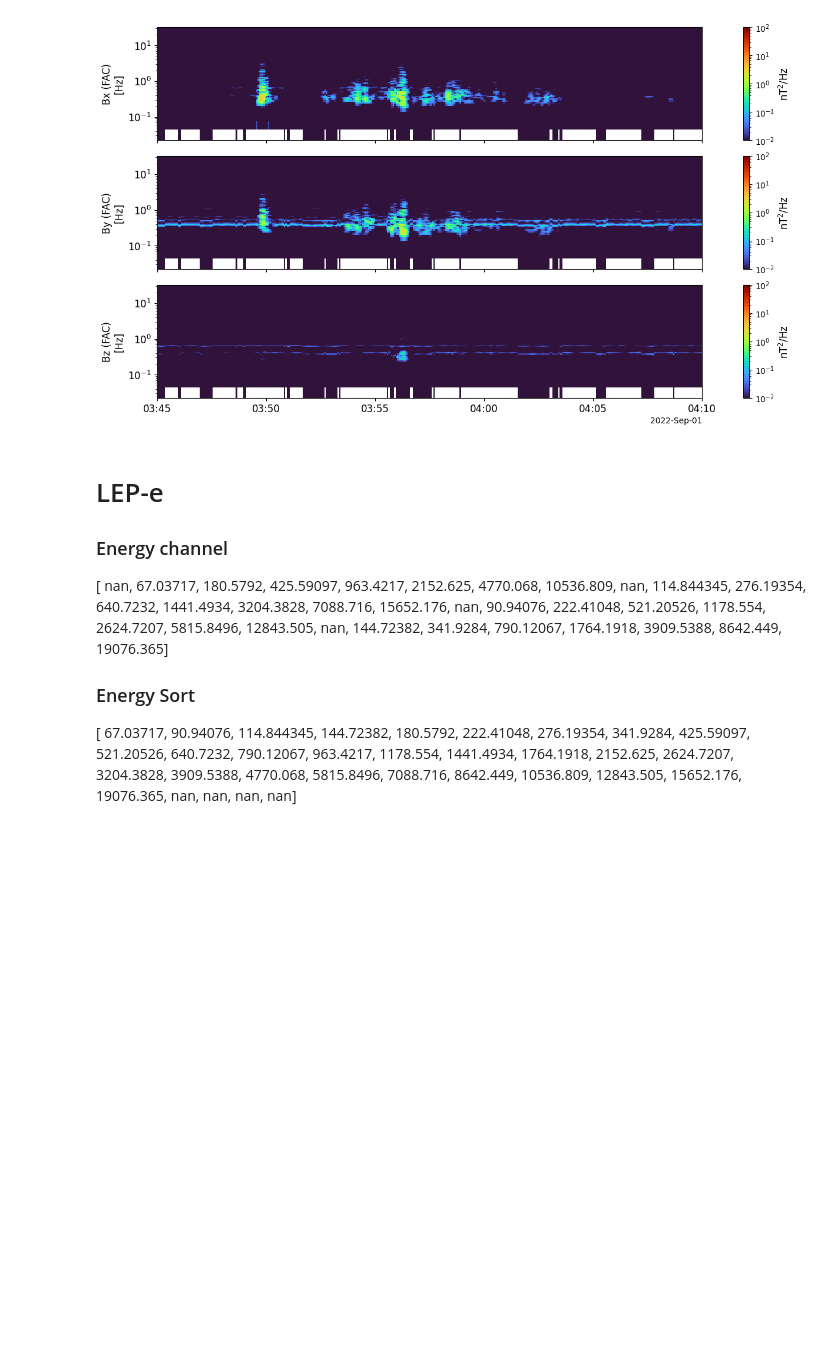
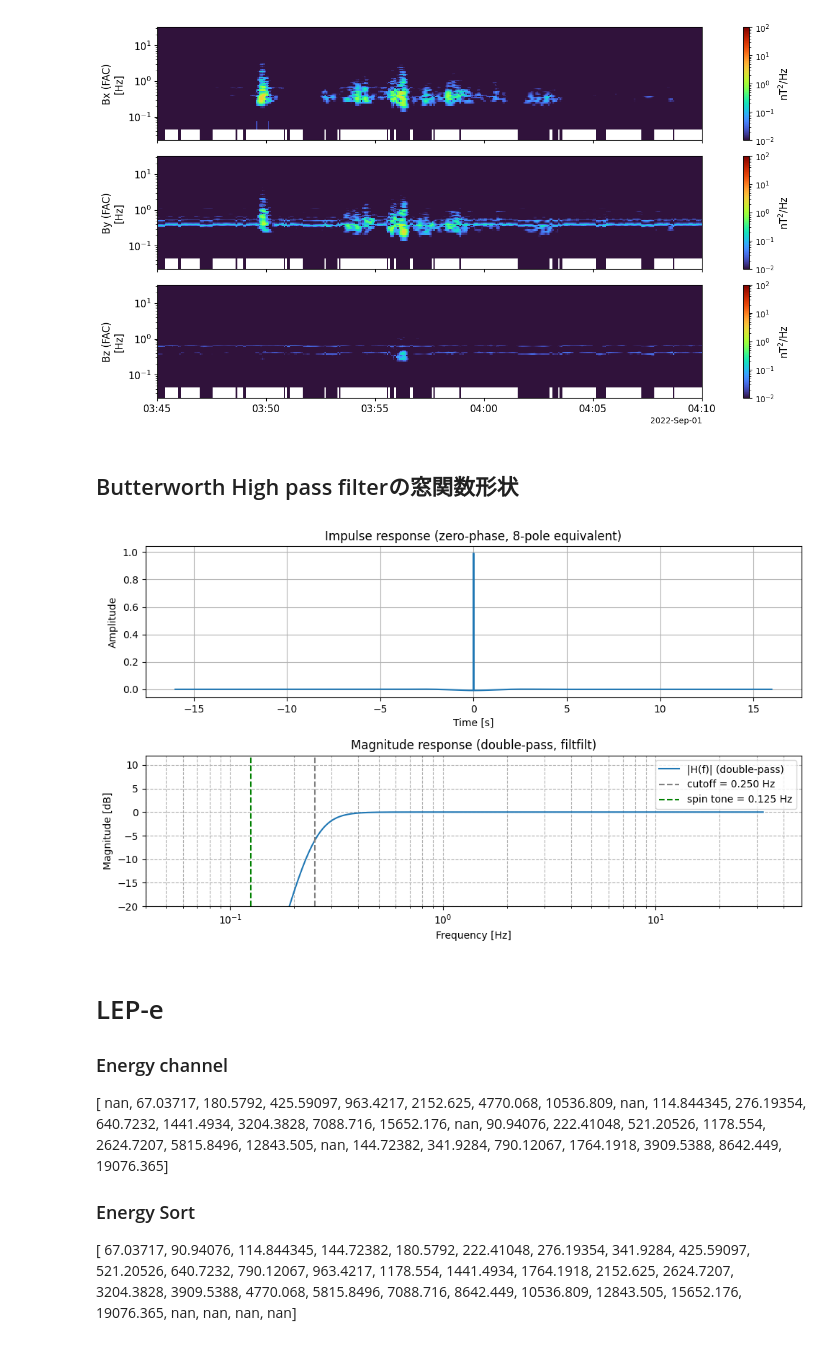
Before and after one commit to santanka/observation_workspace, a Jupyter notebook: KAW_observation/KAW_observation_notebook.ipynb, the cells around one changed output. Cells and saved outputs as stored; diff of their text form; code cells hidden in the pictures; blank space fills up the shorter version.

```diff
--- a/KAW_observation/KAW_observation_notebook.ipynb
+++ b/KAW_observation/KAW_observation_notebook.ipynb
@@ -294,6 +381,61 @@ pt.tplot(['erg_mag_fac_x_norm_hp_dpwrspc',
           'erg_mag_fac_z_norm_hp_dpwrspc'])
 # %% [output]
 [figure]
+# %% [markdown]
+## Butterworth High pass filterの窓関数形状
+# %%
+import numpy as np
+import matplotlib.pyplot as plt
+from scipy.signal import butter, sosfiltfilt, sosfreqz
+
+# ------------------ フィルタ設計 ------------------
+fs = 64.0               # サンプリング周波数 [Hz]
+cutoff = 1/4            # カットオフ周波数 [Hz]  (spin=8 s → 0.125 Hz より少し高め)
+order = 4               # 4次 Butterworth（2-pole × 2-stage）
+spin_tone = 1/8         # spin周期
+
+sos = butter(N=order, Wn=cutoff/(fs/2), btype='high', output='sos')
+
+# ------------------ インパルス応答 ------------------
+n = 2048                            # インパルス長さ（padlen より十分長く）
+delta = np.zeros(n)
+delta[n//2] = 1                    # 中央に δ(0)
+
+h = sosfiltfilt(sos, delta)         # 0 相フィルタとして通す
+t = (np.arange(n) - n//2) / fs      # 時間軸（0 を中心にシフト）
+
+# ------------------ 周波数応答（片方向１回分） ------------------
+w, H = sosfreqz(sos, worN=4096, fs=fs)   # |H(f)| 片方向
+
+# filtfilt は 2 回かけるので、実際の振幅応答は |H(f)|^2 になる
+H_dbl = np.abs(H)**2
+
+# ------------------ プロット ------------------
+fig, axs = plt.subplots(2, 1, figsize=(10, 6), tight_layout=True)
+
+# 時間領域
+axs[0].plot(t, h)
+axs[0].set_title('Impulse response (zero-phase, 8-pole equivalent)')
+axs[0].set_xlabel('Time [s]')
+axs[0].set_ylabel('Amplitude')
+axs[0].grid(True)
+
+# 周波数領域
+axs[1].semilogx(w, 20*np.log10(H_dbl), label='|H(f)| (double-pass)')
+axs[1].axvline(cutoff, color='grey', ls='--', label=f'cutoff = {cutoff:.3f} Hz')
+axs[1].axvline(spin_tone, color='green', ls='--', label=f'spin tone = {spin_tone:.3f} Hz')
+axs[1].set_title('Magnitude response (double-pass, filtfilt)')
+axs[1].set_xlabel('Frequency [Hz]')
+axs[1].set_ylabel('Magnitude [dB]')
+axs[1].set_ylim(-20)
+axs[1].set_xlim(4E-2)
+#axs[1].set_yscale('symlog', linthresh=1E-1)
+axs[1].legend()
+axs[1].grid(True, which='both', ls='--')
+
+plt.show()
+# %% [output]
+[figure, added]
 # %% [markdown]
 # LEP-e
 
```
Also changed, not shown: parts of 6 cells of this notebook, 2 other files.
